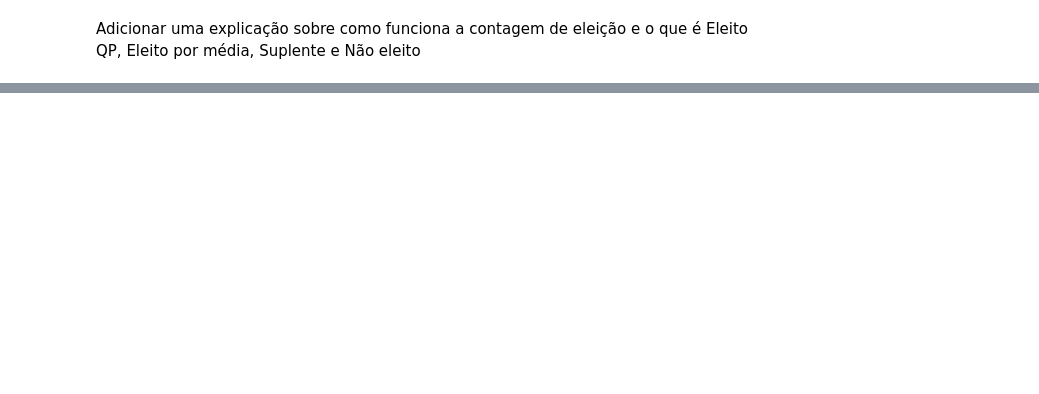
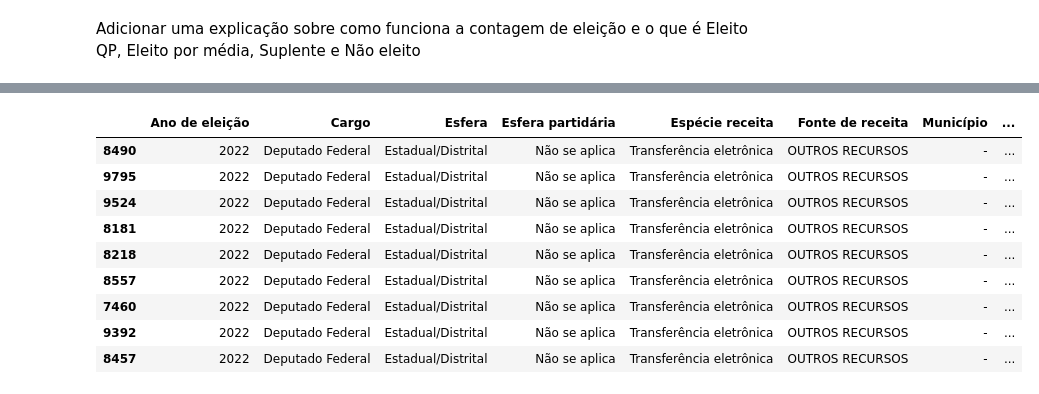
Before and after one commit to tecMTST/tutorial-de-dados, a Jupyter notebook: 99-incompletos/doacoes-eleitorais/analise_doacoes_eleitorais.ipynb, the cells around one changed output, grey strips where cells are left out. Saved outputs shown, nothing was run; the diff lists cells and outputs as text; code cells hidden in the pictures; blank space fills up the shorter version.

```diff
--- a/99-incompletos/doacoes-eleitorais/analise_doacoes_eleitorais.ipynb
+++ b/99-incompletos/doacoes-eleitorais/analise_doacoes_eleitorais.ipynb
@@ -48 +71,14 @@ Adicionar uma explicação sobre como funciona a contagem de eleição e o que
+# %%
+df[df['Nome doador']=='HELIO SEIBEL'].sort_values(by='Valor de receita', ascending=False).head(50)
+# %% [output]
+|  | Ano de eleição | Cargo | Esfera | Esfera partidária | Espécie receita | Fonte de receita | Município | ... |
+| 8490 | 2022 | Deputado Federal | Estadual/Distrital | Não se aplica | Transferência eletrônica | OUTROS RECURSOS | - | ... |
+| 9795 | 2022 | Deputado Federal | Estadual/Distrital | Não se aplica | Transferência eletrônica | OUTROS RECURSOS | - | ... |
+| 9524 | 2022 | Deputado Federal | Estadual/Distrital | Não se aplica | Transferência eletrônica | OUTROS RECURSOS | - | ... |
+| 8181 | 2022 | Deputado Federal | Estadual/Distrital | Não se aplica | Transferência eletrônica | OUTROS RECURSOS | - | ... |
+| 8218 | 2022 | Deputado Federal | Estadual/Distrital | Não se aplica | Transferência eletrônica | OUTROS RECURSOS | - | ... |
+| 8557 | 2022 | Deputado Federal | Estadual/Distrital | Não se aplica | Transferência eletrônica | OUTROS RECURSOS | - | ... |
+| 7460 | 2022 | Deputado Federal | Estadual/Distrital | Não se aplica | Transferência eletrônica | OUTROS RECURSOS | - | ... |
+| 9392 | 2022 | Deputado Federal | Estadual/Distrital | Não se aplica | Transferência eletrônica | OUTROS RECURSOS | - | ... |
+| 8457 | 2022 | Deputado Federal | Estadual/Distrital | Não se aplica | Transferência eletrônica | OUTROS RECURSOS | - | ... |
 # %%
```
Also changed, not shown: parts of 16 cells of this notebook, 2 other files.
